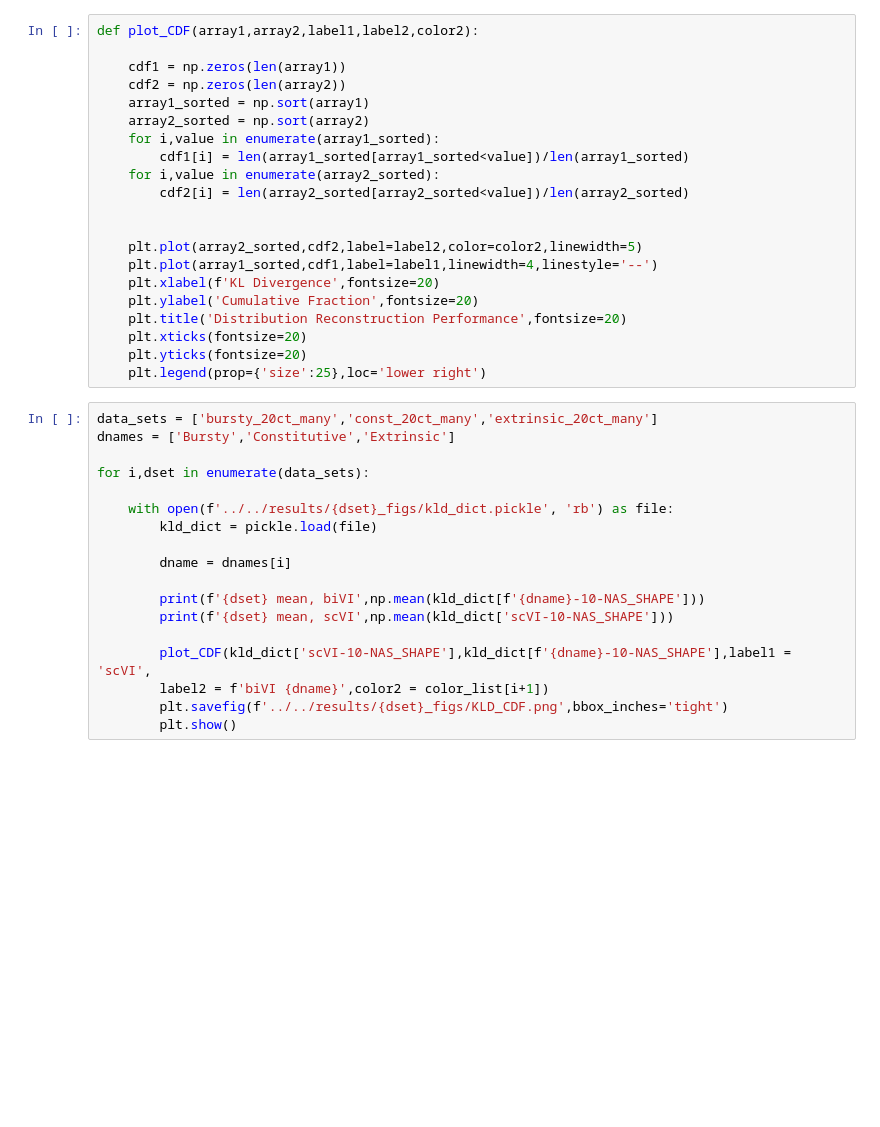
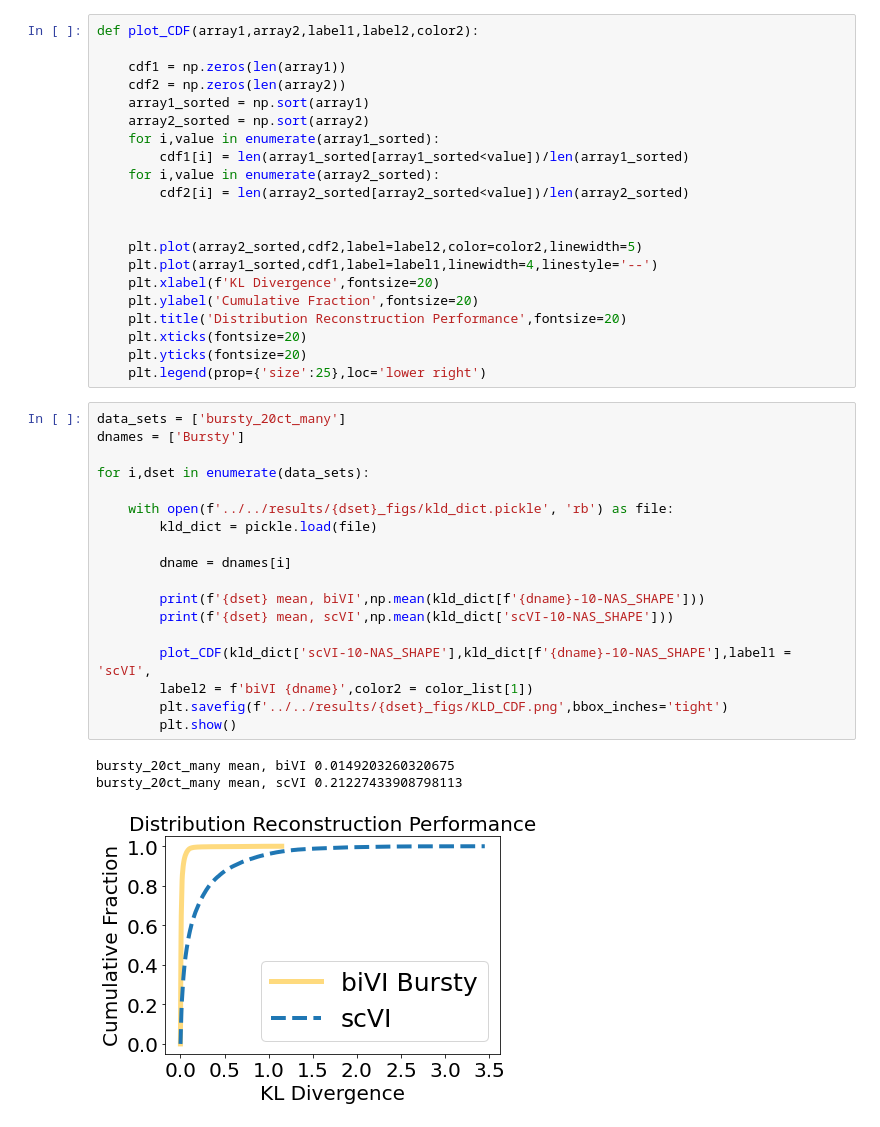
Before and after one commit to pachterlab/CGCCP_2023, a Jupyter notebook: Code/Preprint/Analysis2_Allen.ipynb, the cells around one changed output. Drawn from its saved outputs; the diff is of its cells as text; blank space fills up the shorter version.

```diff
--- a/Code/Preprint/Analysis2_Allen.ipynb
+++ b/Code/Preprint/Analysis2_Allen.ipynb
@@ -518,20 +502,24 @@ def plot_CDF(array1,array2,label1,label2,color2):
     plt.yticks(fontsize=20)
     plt.legend(prop={'size':25},loc='lower right')
 # %%
-data_sets = ['bursty_20ct_many','const_20ct_many','extrinsic_20ct_many']
-dnames = ['Bursty','Constitutive','Extrinsic']
+data_sets = ['bursty_20ct_many']
+dnames = ['Bursty']
 
 for i,dset in enumerate(data_sets):
 
     with open(f'../../results/{dset}_figs/kld_dict.pickle', 'rb') as file:
         kld_dict = pickle.load(file)
 
         dname = dnames[i]
 
         print(f'{dset} mean, biVI',np.mean(kld_dict[f'{dname}-10-NAS_SHAPE']))
         print(f'{dset} mean, scVI',np.mean(kld_dict['scVI-10-NAS_SHAPE']))
 
         plot_CDF(kld_dict['scVI-10-NAS_SHAPE'],kld_dict[f'{dname}-10-NAS_SHAPE'],label1 = 'scVI',
-        label2 = f'biVI {dname}',color2 = color_list[i+1])
+        label2 = f'biVI {dname}',color2 = color_list[1])
         plt.savefig(f'../../results/{dset}_figs/KLD_CDF.png',bbox_inches='tight')
         plt.show()
+# %% [output]
+bursty_20ct_many mean, biVI 0.0149203260320675
+bursty_20ct_many mean, scVI 0.21227433908798113
+[figure, added]
```
Also changed, not shown: parts of 5 cells of this notebook.
